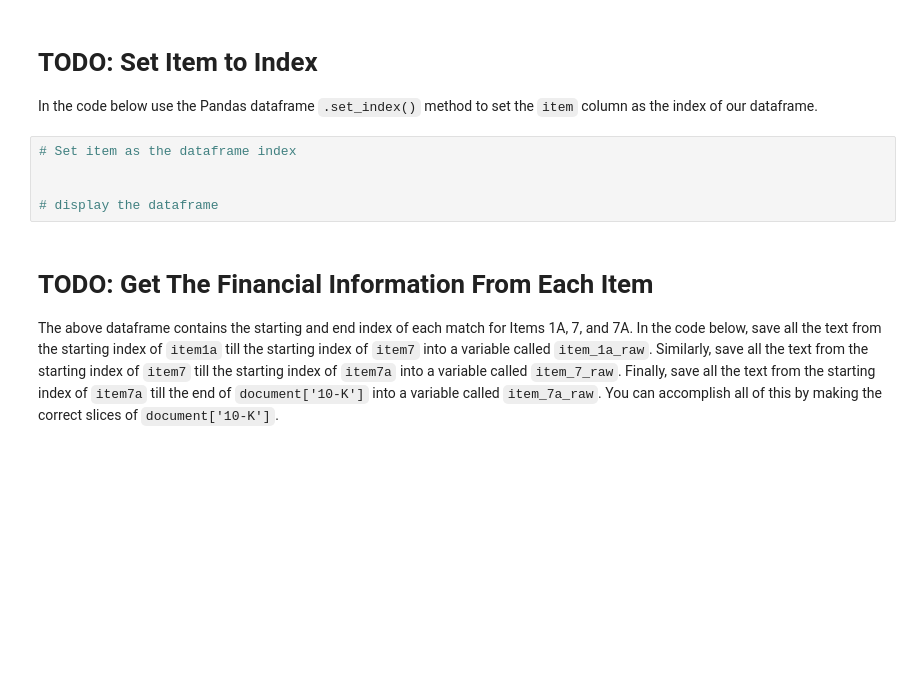
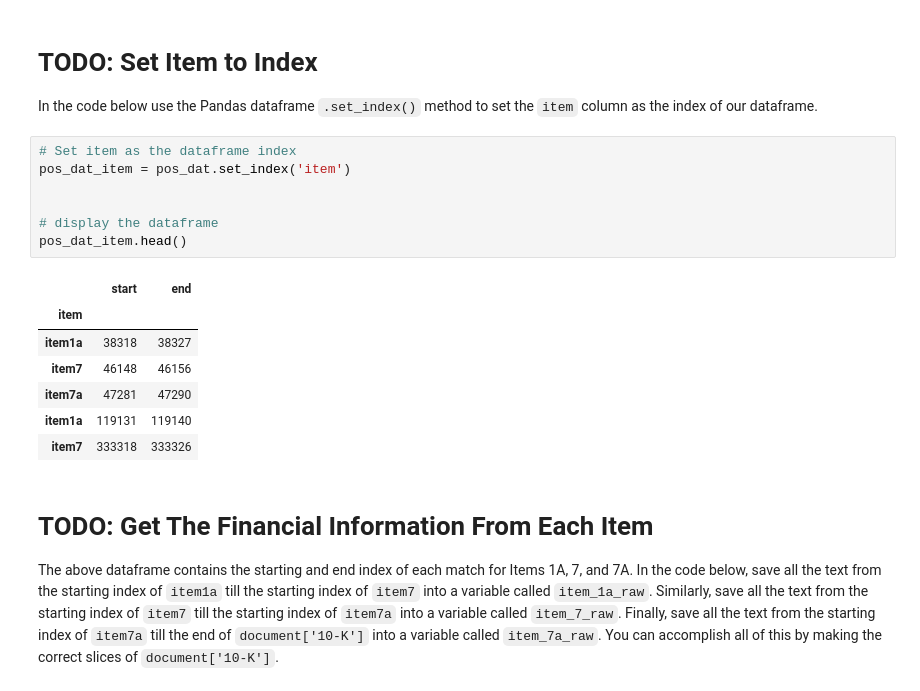
Before and after one commit to fagan2888/ai_algorithms_trading-term2, a Jupyter notebook: lesson_notebooks/l5/regex/applying_regexes_10ks.ipynb, the cells around one changed output. Drawn from its saved outputs; the diff is of its cells as text; blank space fills up the shorter version.

```diff
--- a/lesson_notebooks/l5/regex/applying_regexes_10ks.ipynb
+++ b/lesson_notebooks/l5/regex/applying_regexes_10ks.ipynb
@@ -162,9 +200,19 @@ pos_dat =
 In the code below use the Pandas dataframe `.set_index()` method to set the `item`  column as the index of our dataframe.
 # %%
 # Set item as the dataframe index
+pos_dat_item = pos_dat.set_index('item')
 
 
 # display the dataframe
+pos_dat_item.head()
+# %% [output]
+|  | start | end |
+| item |  |  |
+| item1a | 38318 | 38327 |
+| item7 | 46148 | 46156 |
+| item7a | 47281 | 47290 |
+| item1a | 119131 | 119140 |
+| item7 | 333318 | 333326 |
 # %% [markdown]
 # TODO: Get The Financial Information From Each Item
 
```
Also changed, not shown: parts of 11 cells of this notebook, 7 other files.
